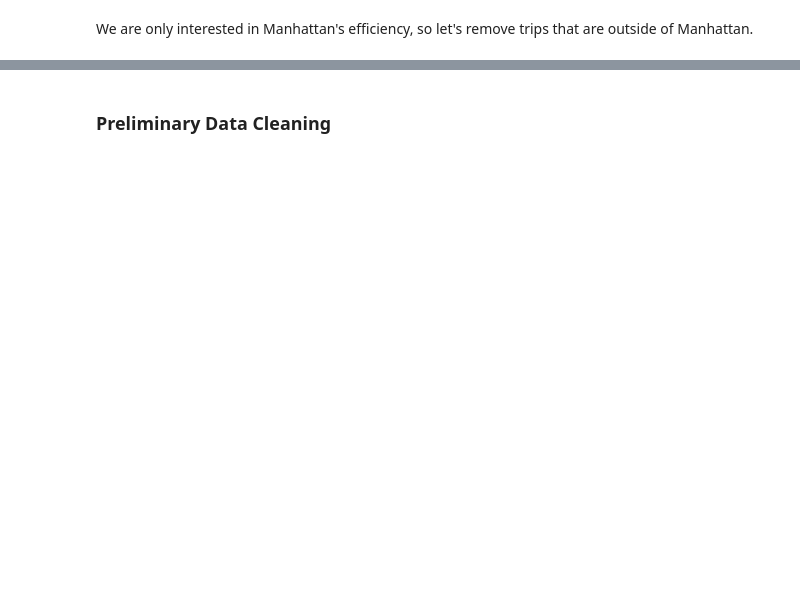
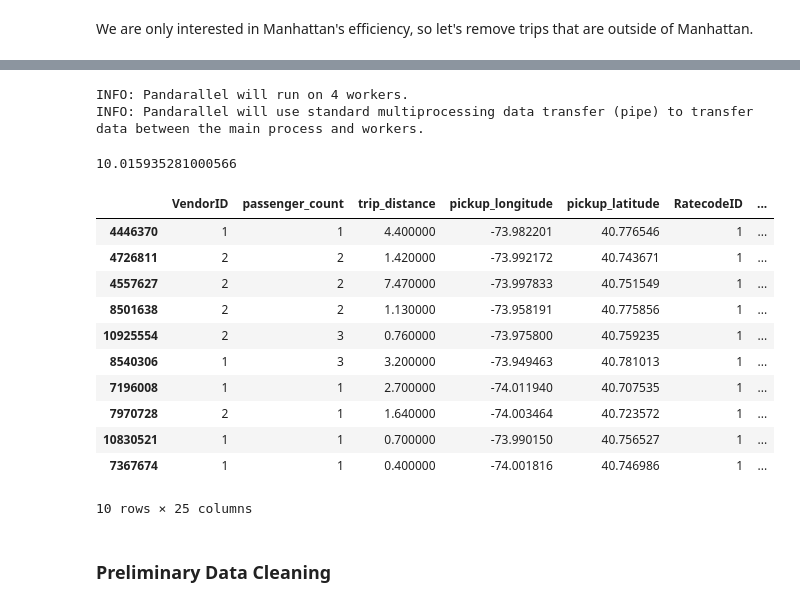
Before and after one commit to fosbery/Side-Machine-Learning-Projects, a Jupyter notebook: ia.ipynb, the cells around one changed output, grey strips where cells are left out. Saved outputs shown, nothing was run; the diff lists cells and outputs as text; code cells hidden in the pictures; blank space fills up the shorter version.

```diff
--- a/ia.ipynb
+++ b/ia.ipynb
@@ -167,0 +154,30 @@ def haversine(lon1, lat1, lon2, lat2):
+# %%
+def return_boro(latitude, longitude, centroids):
+
+    index = haversine(longitude,
+                  latitude,
+                  centroids.longitude,
+                  centroids.latitude).idxmin()
+
+    borough = centroids.Name.loc[index]
+
+    return borough
+# %%
+from pandarallel import pandarallel
+
+# Initialization
+pandarallel.initialize()
+# %% [output]
+INFO: Pandarallel will run on 4 workers.
+INFO: Pandarallel will use standard multiprocessing data transfer (pipe) to transfer data between the main process and workers.
+# %%
+sample = yel2019.sample(10000)
+# %%
+start = timer()
+sample['pickup_boro'] = sample.parallel_apply(lambda row:
+                                       return_boro(row.pickup_latitude, row.pickup_longitude, centroids),
+                                       axis=1)
+end = timer()
+print(end-start)
+# %% [output]
+10.015935281000566
@@ -167,0 +188,15 @@ def haversine(lon1, lat1, lon2, lat2):
+# %%
+sample.head(10)
+# %% [output]
+|  | VendorID | passenger_count | trip_distance | pickup_longitude | pickup_latitude | RatecodeID | ... |
+| 4446370 | 1 | 1 | 4.400000 | -73.982201 | 40.776546 | 1 | ... |
+| 4726811 | 2 | 2 | 1.420000 | -73.992172 | 40.743671 | 1 | ... |
+| 4557627 | 2 | 2 | 7.470000 | -73.997833 | 40.751549 | 1 | ... |
+| 8501638 | 2 | 2 | 1.130000 | -73.958191 | 40.775856 | 1 | ... |
+| 10925554 | 2 | 3 | 0.760000 | -73.975800 | 40.759235 | 1 | ... |
+| 8540306 | 1 | 3 | 3.200000 | -73.949463 | 40.781013 | 1 | ... |
+| 7196008 | 1 | 1 | 2.700000 | -74.011940 | 40.707535 | 1 | ... |
+| 7970728 | 2 | 1 | 1.640000 | -74.003464 | 40.723572 | 1 | ... |
+| 10830521 | 1 | 1 | 0.700000 | -73.990150 | 40.756527 | 1 | ... |
+| 7367674 | 1 | 1 | 0.400000 | -74.001816 | 40.746986 | 1 | ... |
+10 rows × 25 columns
```
Also changed, not shown: parts of 26 cells of this notebook.
